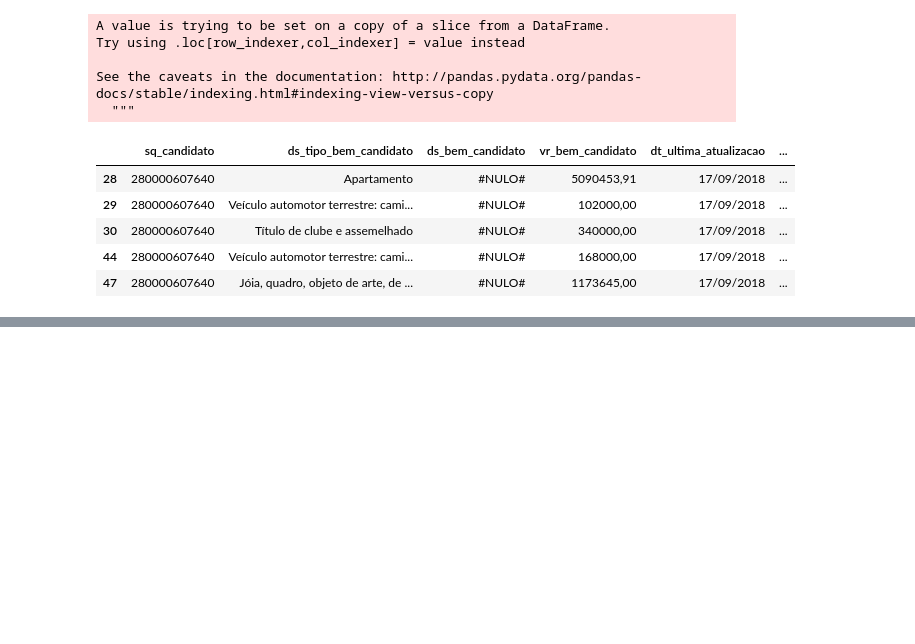
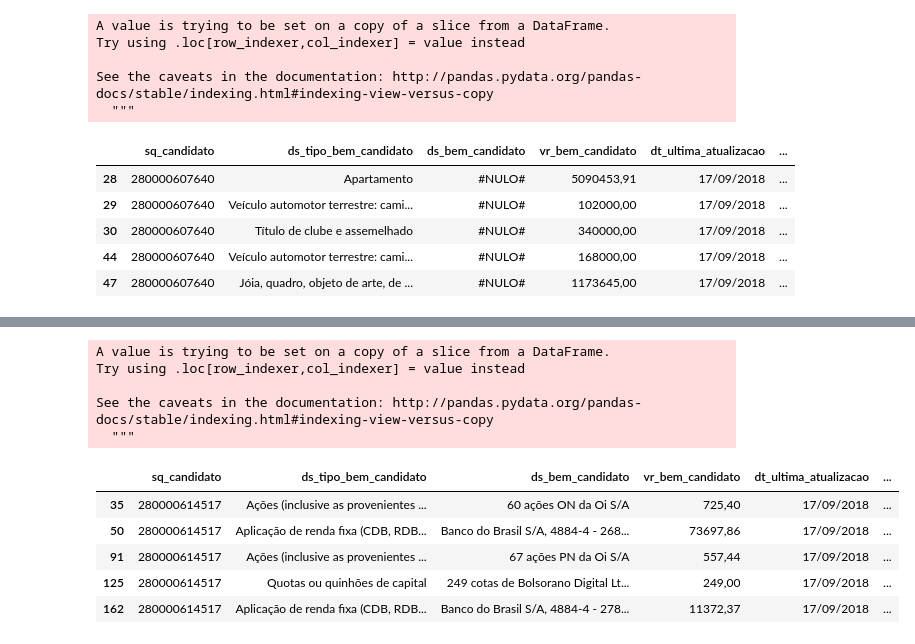
Before and after one commit to jcpsantos/teste_eleicoes_2018, a Jupyter notebook: candidatos_2018.ipynb, the cells around one changed output, grey strips where cells are left out. Cells and saved outputs as stored; diff of their text form; code cells hidden in the pictures; blank space fills up the shorter version.

```diff
--- a/candidatos_2018.ipynb
+++ b/candidatos_2018.ipynb
@@ -357,0 +372,19 @@ See the caveats in the documentation: http://pandas.pydata.org/pandas-docs/stabl
+# %%
+#Verificando os bens do candidato JAIR BOLSONARO
+bens_jair_bolsonaro = ds_bens.query('sq_candidato == 280000614517')
+
+#Incluindo a coluna candidato no dataframe
+bens_jair_bolsonaro['candidato'] = "Jair Bolsonarao"
+bens_jair_bolsonaro.head()
+# %% [output]
+A value is trying to be set on a copy of a slice from a DataFrame.
+Try using .loc[row_indexer,col_indexer] = value instead
+
+See the caveats in the documentation: http://pandas.pydata.org/pandas-docs/stable/indexing.html#indexing-view-versus-copy
+  """
+|  | sq_candidato | ds_tipo_bem_candidato | ds_bem_candidato | vr_bem_candidato | dt_ultima_atualizacao | ... |
+| 35 | 280000614517 | Ações (inclusive as provenientes ... | 60 ações ON da Oi S/A | 725,40 | 17/09/2018 | ... |
+| 50 | 280000614517 | Aplicação de renda fixa (CDB, RDB... | Banco do Brasil S/A, 4884-4 - 268... | 73697,86 | 17/09/2018 | ... |
+| 91 | 280000614517 | Ações (inclusive as provenientes ... | 67 ações PN da Oi S/A | 557,44 | 17/09/2018 | ... |
+| 125 | 280000614517 | Quotas ou quinhões de capital | 249 cotas de Bolsorano Digital Lt... | 249,00 | 17/09/2018 | ... |
+| 162 | 280000614517 | Aplicação de renda fixa (CDB, RDB... | Banco do Brasil S/A, 4884-4 - 278... | 11372,37 | 17/09/2018 | ... |
```
Also changed, not shown: parts of 12 cells of this notebook.
